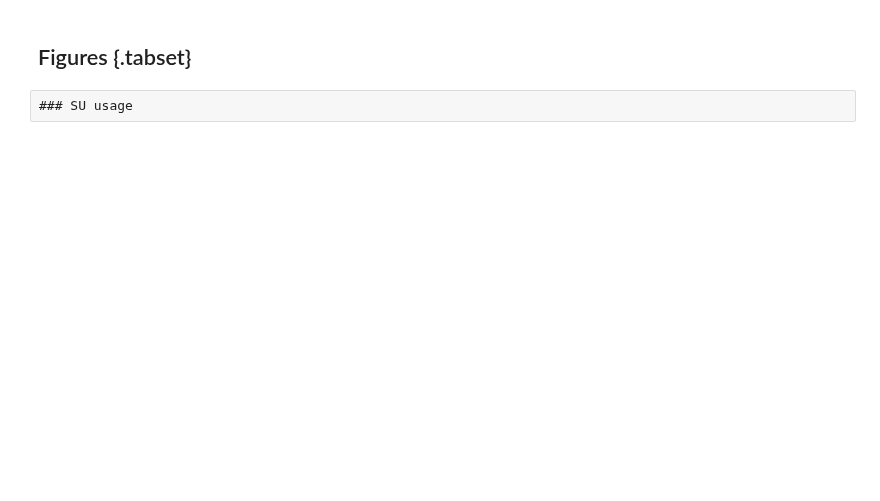
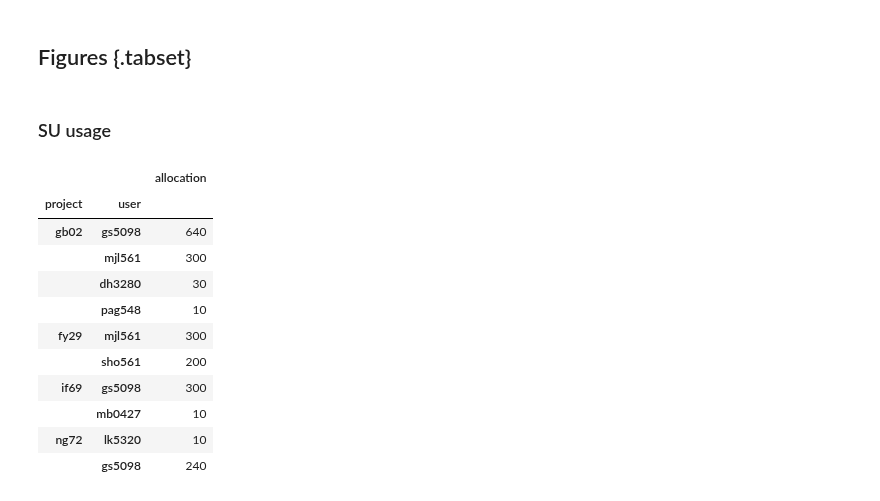
Before and after one commit to 21centuryweather/nci_resource_tools, a Jupyter notebook: notebooks/dashboard.ipynb, the cells around one changed output. Drawn from its saved outputs; the diff is of its cells as text; code cells hidden in the pictures; blank space fills up the shorter version.

```diff
--- a/notebooks/dashboard.ipynb
+++ b/notebooks/dashboard.ipynb
@@ -49,5 +45,18 @@ INFO : Executing at 2025-05-05 17:07:56.428426
 SU_df_dict, grant_dict, storage_dict = retrieve_project_data()
 # %% [markdown]
 ## Figures {.tabset}
-# %% [raw]
-### SU usage
+# %% [markdown]
+### SU usage
+# %%
+csv_table="""project,user,allocation
+gb02, gs5098, 640
+gb02, mjl561, 300
+gb02, dh3280,  30
+gb02, pag548, 10
+fy29, mjl561, 300
+fy29, sho561, 200
+if69, gs5098, 300
+if69, mb0427, 10
+ng72, lk5320, 10
+ng72, gs5098, 240
+ """
@@ -53,0 +68,15 @@ SU_df_dict, grant_dict, storage_dict = retrieve_project_data()
+# %%
+allocation_df
+# %% [output]
+|  |  | allocation |
+| project | user |  |
+| gb02 | gs5098 | 640 |
+|  | mjl561 | 300 |
+|  | dh3280 | 30 |
+|  | pag548 | 10 |
+| fy29 | mjl561 | 300 |
+|  | sho561 | 200 |
+| if69 | gs5098 | 300 |
+|  | mb0427 | 10 |
+| ng72 | lk5320 | 10 |
+|  | gs5098 | 240 |
```
Also changed, not shown: parts of 13 cells of this notebook, 5 other files.
